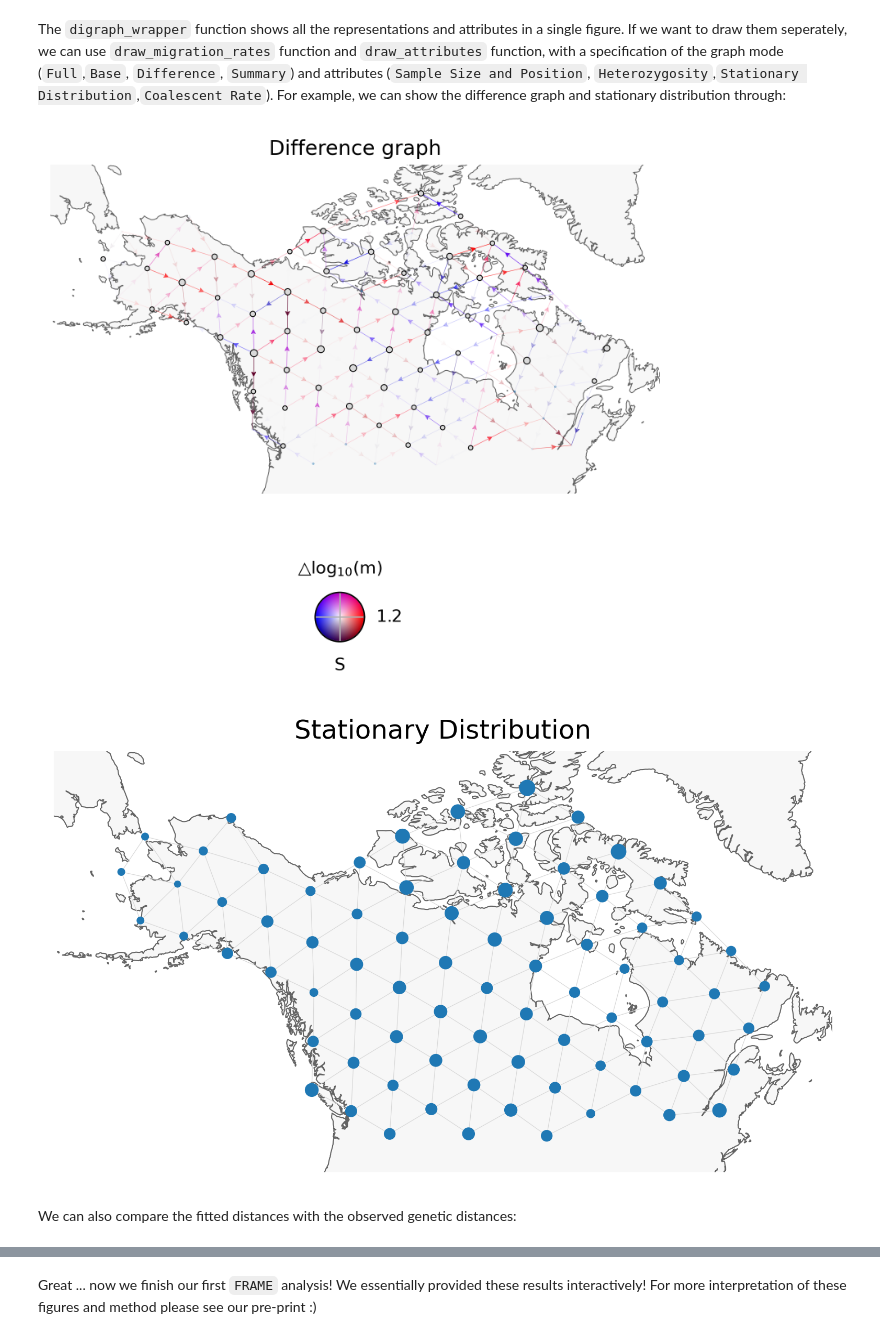
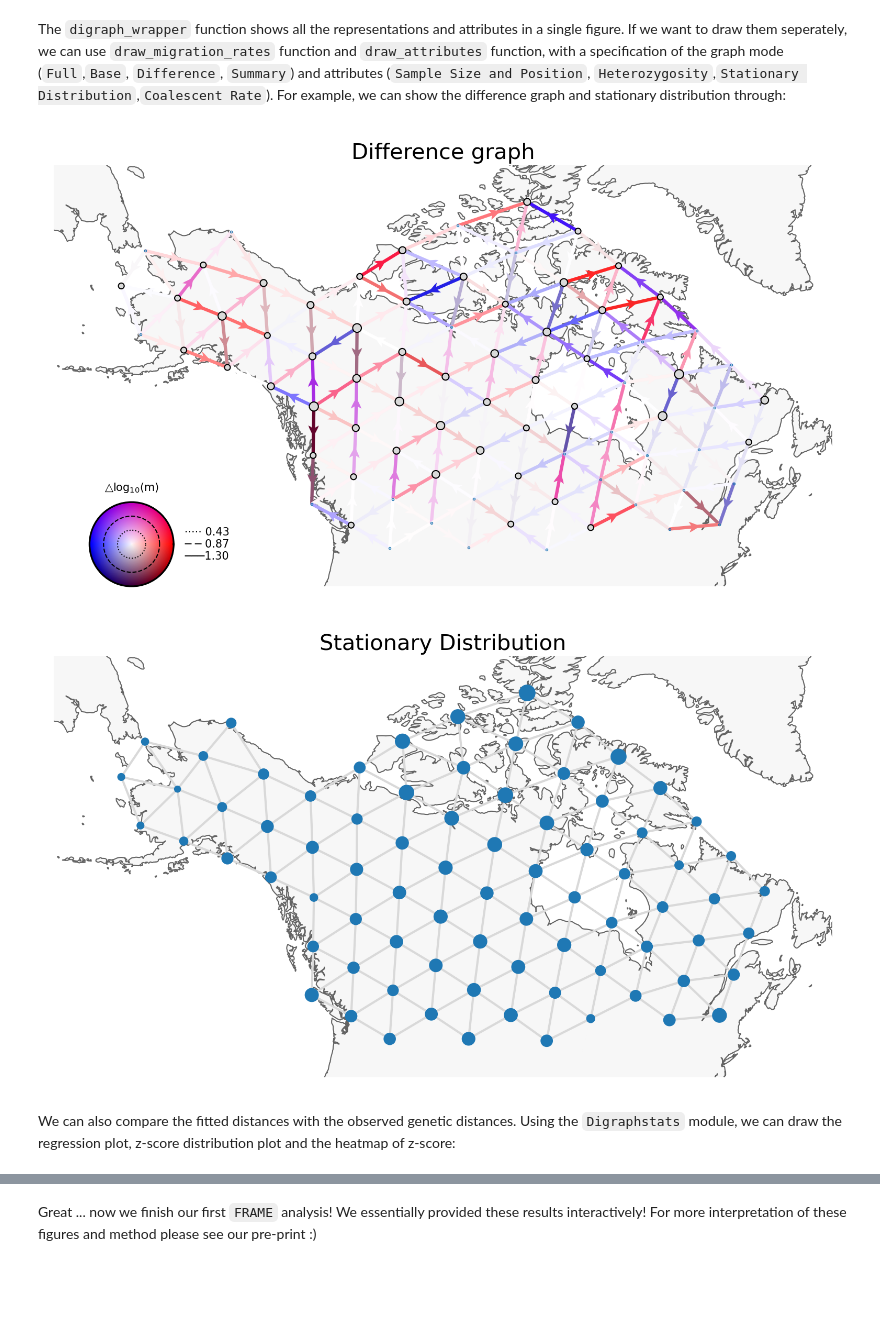
Before and after one commit to ShenHaotv/frame, a Jupyter notebook: docsrc/Example.ipynb, the cells around one changed output, grey strips where cells are left out. Saved outputs shown, nothing was run; the diff lists cells and outputs as text; code cells hidden in the pictures; blank space fills up the shorter version.

```diff
--- a/docsrc/Example.ipynb
+++ b/docsrc/Example.ipynb
@@ -33,6 +33,11 @@ Next we read the genotype data:
 # %%
 # read the genotype data
-genotypes = np.loadtxt('{}/wolf.txt'.format(data_path))
+(bim, fam, G) = read_plink("{}/wolf".format(data_path));
+imp = SimpleImputer(missing_values=np.nan, strategy="mean")
+genotypes = imp.fit_transform((np.array(G)).T)
+coord = np.loadtxt("{}/wolf.coord".format(data_path))
+outer = np.loadtxt("{}/wolf.outer".format(data_path))
+grid_path = "{}/grid_440.shp".format(data_path)
 
 print("n_samples={}, n_snps={}".format(genotypes.shape[0], genotypes.shape[1]))
 # %% [output]
@@ -55,7 +54,7 @@ Here we'll show off the later option. We read the sample coordinates, coordinate
 # setup graph
 coord = np.loadtxt("{}/wolf.coord".format(data_path))  # sample coordinates
 outer = np.loadtxt("{}/wolf.outer".format(data_path))  # outer coordinates
-grid_path = "{}/grid250.shp".format(data_path)  # path to discrete global grid
+grid_path = "{}/grid_440.shp".format(data_path)  # path to discrete global grid
 
 # graph input files
 outer, edges, grid, _ = prepare_graph_inputs(coord=coord,
@@ -216,19 +221,33 @@ The `digraph_wrapper` function shows all the representations and attributes in a
 # %%
 fig = plt.figure(dpi=300)
 ax= fig.add_subplot(1, 1, 1, projection=projection)
+
+v = Vis(ax, sp_digraph, projection=projection, edge_width=1,
+        edge_alpha=1, edge_zorder=100, sample_pt_size=20,
+        obs_node_size=5, sample_pt_color="black",
+        cbar_font_size=5, cbar_ticklabelsize=5,
+        cbar_bbox_to_anchor=(0.05, 0.2, 1, 1),
+        cbar_width="15%",
+        cbar_height="5%",
+        campass_bbox_to_anchor=(0, 0),
+        campass_font_size=5,
+        campass_radius=0.2,
+        campass_pad=0.2,
+        mutation_scale=8)
+
 v.draw_migration_rates(ax,
                        mode='Difference',
                        draw_map=True,
                        draw_nodes=True,)
 
 fig= plt.figure(dpi=300)
 ax = fig.add_subplot(1, 1, 1, projection=projection)
 v.draw_attributes(ax,
                   node_scale=5,
                   attribute='Stationary Distribution',
                   draw_map=True,)
 # %% [output]
-[figure, old version]
+[figure, new version]
-[figure, old version]
+[figure, new version]
 # %% [markdown]
-We can also compare the fitted distances with the observed genetic distances:
+We can also compare the fitted distances with the observed genetic distances. Using the `Digraphstats` module, we can draw the regression plot, z-score distribution plot and the heatmap of z-score:
```
Also changed, not shown: parts of 15 cells of this notebook.
